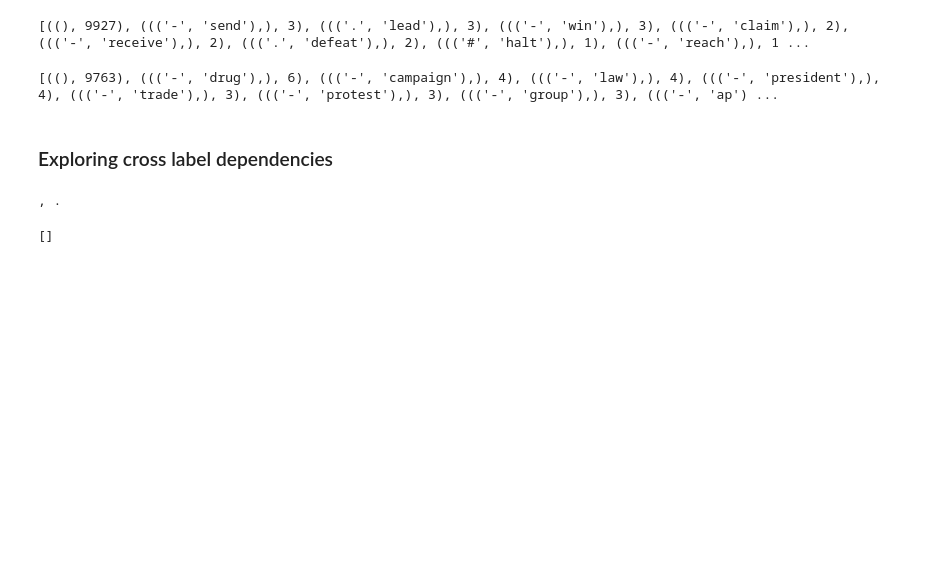
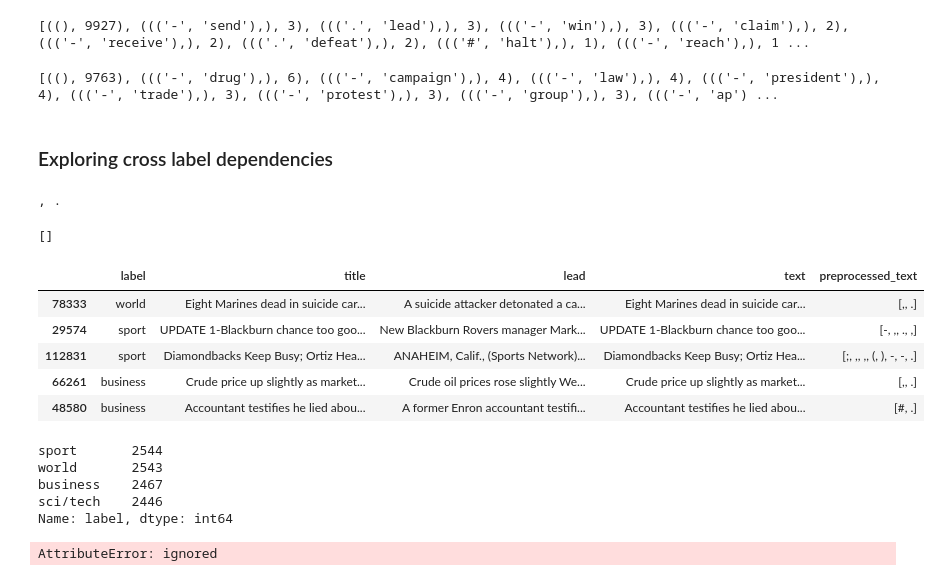
Before and after one commit to mkiefferus/NLP_LSS, a Jupyter notebook: homework/task2/homework_02.ipynb, the cells around one changed output. Saved outputs shown, nothing was run; the diff lists cells and outputs as text; code cells hidden in the pictures; blank space fills up the shorter version.

```diff
--- a/homework/task2/homework_02.ipynb
+++ b/homework/task2/homework_02.ipynb
@@ -515,3 +515,43 @@ print(verb_obj_pairs)
 # %%
 ##TODO for each label create a list ranking the most common subject-verbs pairs and one for the most common verbs-object pairs
 ##TODO print the 10 most common pairs for each of the two lists for the labels "world" and "sci/tech"
+# %%
+df.head()
+# %% [output]
+|  | label | title | lead | text | preprocessed_text |
+| 78333 | world | Eight Marines dead in suicide car... | A suicide attacker detonated a ca... | Eight Marines dead in suicide car... | [,, .] |
+| 29574 | sport | UPDATE 1-Blackburn chance too goo... | New Blackburn Rovers manager Mark... | UPDATE 1-Blackburn chance too goo... | [-, ,, ., ,] |
+| 112831 | sport | Diamondbacks Keep Busy; Ortiz Hea... | ANAHEIM, Calif., (Sports Network)... | Diamondbacks Keep Busy; Ortiz Hea... | [;, ,, ,, (, ), -, -, .] |
+| 66261 | business | Crude price up slightly as market... | Crude oil prices rose slightly We... | Crude price up slightly as market... | [,, .] |
+| 48580 | business | Accountant testifies he lied abou... | A former Enron accountant testifi... | Accountant testifies he lied abou... | [#, .] |
+# %%
+df['label'].value_counts()
+# %% [output]
+sport       2544
+world       2543
+business    2467
+sci/tech    2446
+Name: label, dtype: int64
+# %%
+def extract_verb_pairs(sent):
+    subj_verb = [w for w in sent if w.dep_ == "nsubj"]
+    subj_verb_pairs = [(w.lemma_.lower(), w.head.lemma_.lower()) for w in subj_verb]
+
+    verb_obj = [w for w in sent if w.dep_ == "dobj"]
+    verb_obj_pairs = [(w.head.lemma_.lower(), w.lemma_.lower()) for w in verb_obj]
+
+    return subj_verb_pairs, verb_obj_pairs
+
+
+labels = [label[0] for label in df.groupby('label')['label'].unique()]
+
+label_pairs = {}
+
+for i, label in enumerate(df.groupby('label')['preprocessed_text']):
+    pairs = label.apply(extract_verb_pairs)
+    label_pairs['{}_sub_verb'.format(labels[i])], label_pairs['{}_verb_sub'.format(labels[i])] = pairs
+
+
+print(label_pairs)
+# %% [output]
+AttributeError: ignored
```
